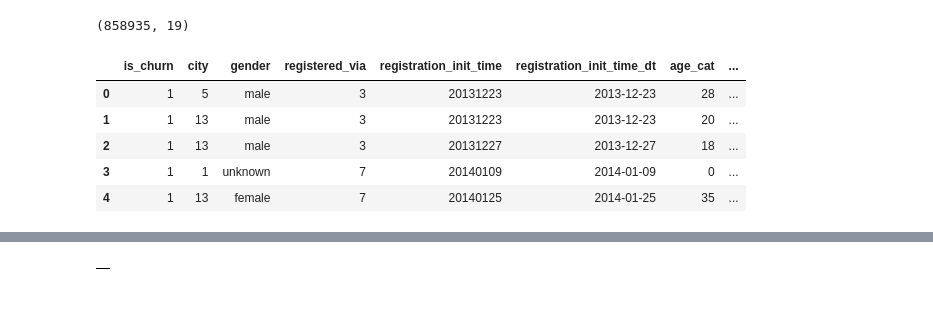
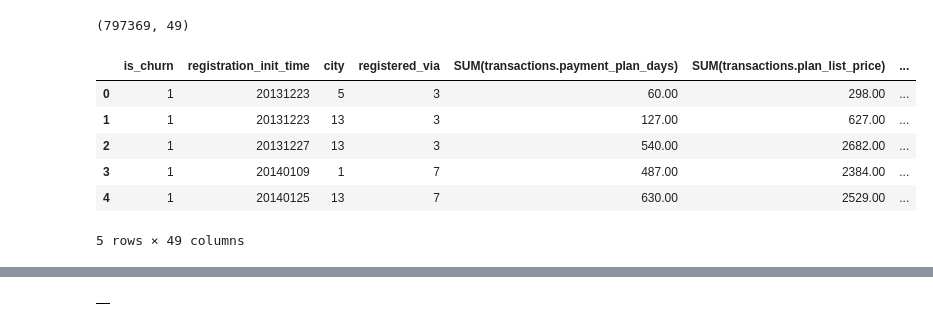
Before and after one commit to d18124313/dissertation, a Jupyter notebook: Approach 3 - WSDM Churn DFS Model + Default Model.ipynb, the cells around one changed output, grey strips where cells are left out. Cells and saved outputs as stored; diff of their text form; code cells hidden in the pictures.

```diff
--- a/Approach 3 - WSDM Churn DFS Model + Default Model.ipynb
+++ b/Approach 3 - WSDM Churn DFS Model + Default Model.ipynb
@@ -39,10 +39,10 @@ sys.path.append('modules')
 
 from shared_functions import *
 # %%
-base_dataset = pd.read_hdf('/home/dissertation/data/feat_eng_abt.h5', 'feat_eng_abt')
-base_dataset.drop(['transaction_date_min', 'transaction_date_max'], axis = 1, inplace=True)
-base_dataset['city'] = base_dataset.city.astype(str)
-base_dataset['registered_via'] = base_dataset.registered_via.astype(str)
-
+base_dataset = pd.read_hdf('/home/dissertation/data/dfs_dataset.h5', 'dfs_dataset')
+# base_dataset.drop(['transaction_date_min', 'transaction_date_max'], axis = 1, inplace=True)
+# base_dataset['city'] = base_dataset.city.astype(str)
+# base_dataset['registered_via'] = base_dataset.registered_via.astype(str)
+base_dataset = base_dataset.reset_index()
 base_dataset.head()
 # %% [output]
@@ -56,20 +56,25 @@ base_dataset.head()
 # %%
 ## Simple Data Prep
-base_dataset = base_dataset.drop(labels =['msno', 'bd'], axis=1)
+base_dataset = base_dataset.drop(labels =['msno', 'bd', 'index', 'gender'], axis=1)
+
+## TEMP TEMP TEMP ##
+for col in base_dataset.head().filter(regex='daily').columns:
+    base_dataset.drop(col, axis=1, inplace=True)
 
 ## Simply drops records with NA ast this stage
 base_dataset = clean_dataset(base_dataset)
 
 print(base_dataset.shape)
 base_dataset.head()
 # %% [output]
-(858935, 19)
+(797369, 49)
-|  | is_churn | city | gender | registered_via | registration_init_time | registration_init_time_dt | age_cat | ... |
-| 0 | 1 | 5 | male | 3 | 20131223 | 2013-12-23 | 28 | ... |
-| 1 | 1 | 13 | male | 3 | 20131223 | 2013-12-23 | 20 | ... |
-| 2 | 1 | 13 | male | 3 | 20131227 | 2013-12-27 | 18 | ... |
-| 3 | 1 | 1 | unknown | 7 | 20140109 | 2014-01-09 | 0 | ... |
-| 4 | 1 | 13 | female | 7 | 20140125 | 2014-01-25 | 35 | ... |
+|  | is_churn | registration_init_time | city | registered_via | SUM(transactions.payment_plan_days) | SUM(transactions.plan_list_price) | ... |
+| 0 | 1 | 20131223 | 5 | 3 | 60.00 | 298.00 | ... |
+| 1 | 1 | 20131223 | 13 | 3 | 127.00 | 627.00 | ... |
+| 2 | 1 | 20131227 | 13 | 3 | 540.00 | 2682.00 | ... |
+| 3 | 1 | 20140109 | 1 | 7 | 487.00 | 2384.00 | ... |
+| 4 | 1 | 20140125 | 13 | 7 | 630.00 | 2529.00 | ... |
+5 rows × 49 columns
 # %%
 import sklearn
 sklearn.metrics.SCORERS.keys()
```
Also changed, not shown: parts of 9 cells of this notebook, 11 other files.
